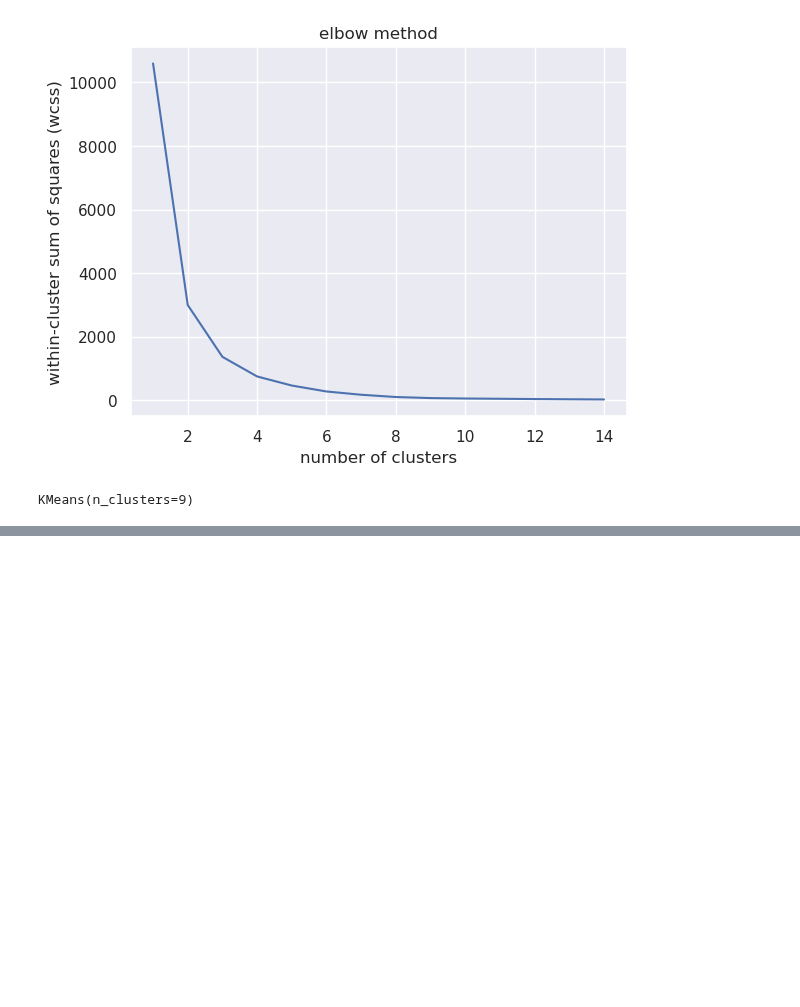
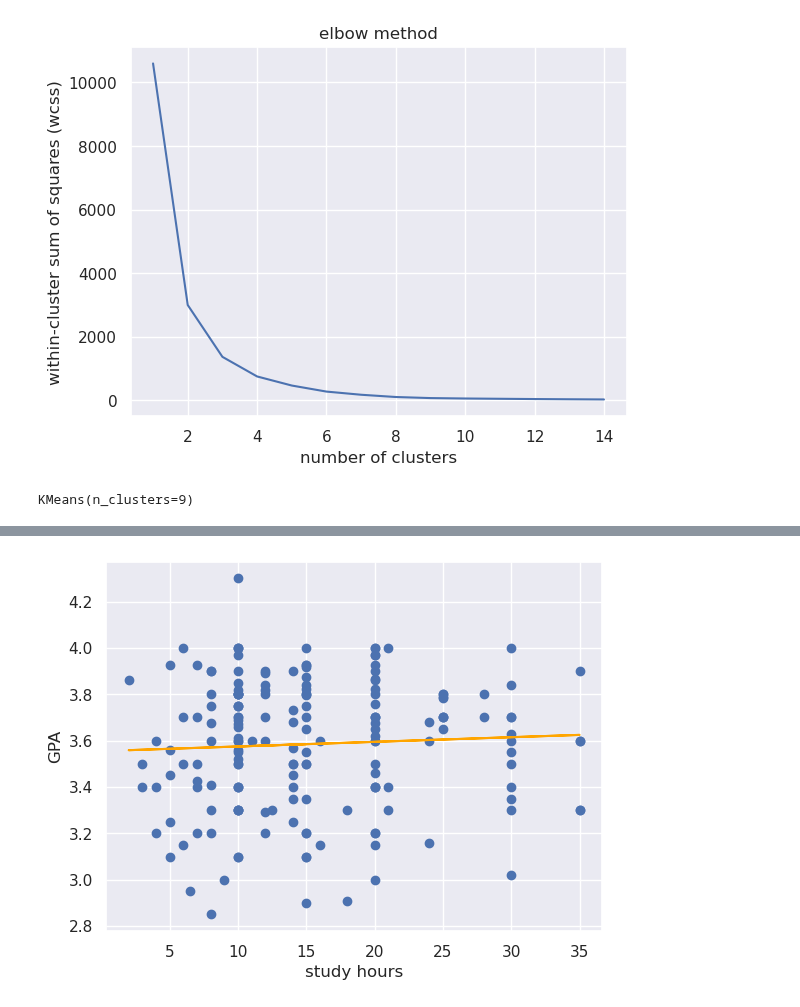
Before and after one commit to LaxmiVatsalyaDaita/Kaggle, a Jupyter notebook: gpa-study-hours.ipynb, the cells around one changed output, grey strips where cells are left out. Cells and saved outputs as stored; diff of their text form; code cells hidden in the pictures; blank space fills up the shorter version.

```diff
--- a/gpa-study-hours.ipynb
+++ b/gpa-study-hours.ipynb
@@ -166,0 +223,3 @@ plt.show()
+# %%
+x1 = data_cleaned['study_hours']
+y = data_cleaned['gpa']
@@ -166,0 +253,9 @@ plt.show()
+# %%
+plt.scatter(x1,y)
+ycap = 0.002*x1 + 3.5549
+fig = plt.plot(x1,ycap,c='orange')
+plt.xlabel('study hours')
+plt.ylabel('GPA')
+plt.show()
+# %% [output]
+[figure, added]
```
Also changed, not shown: parts of 14 cells of this notebook.
